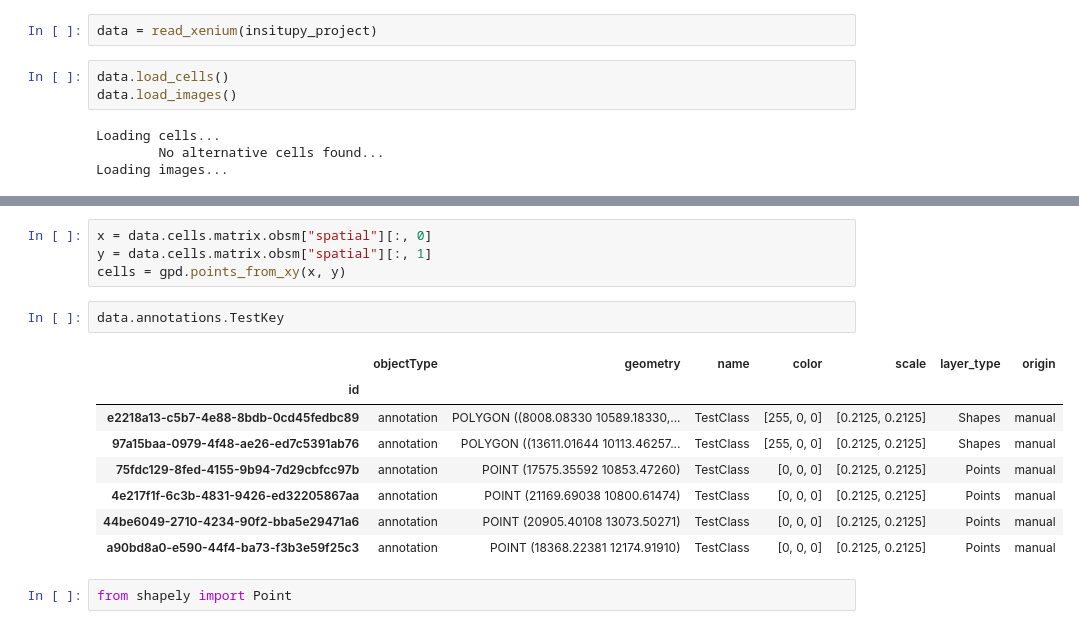
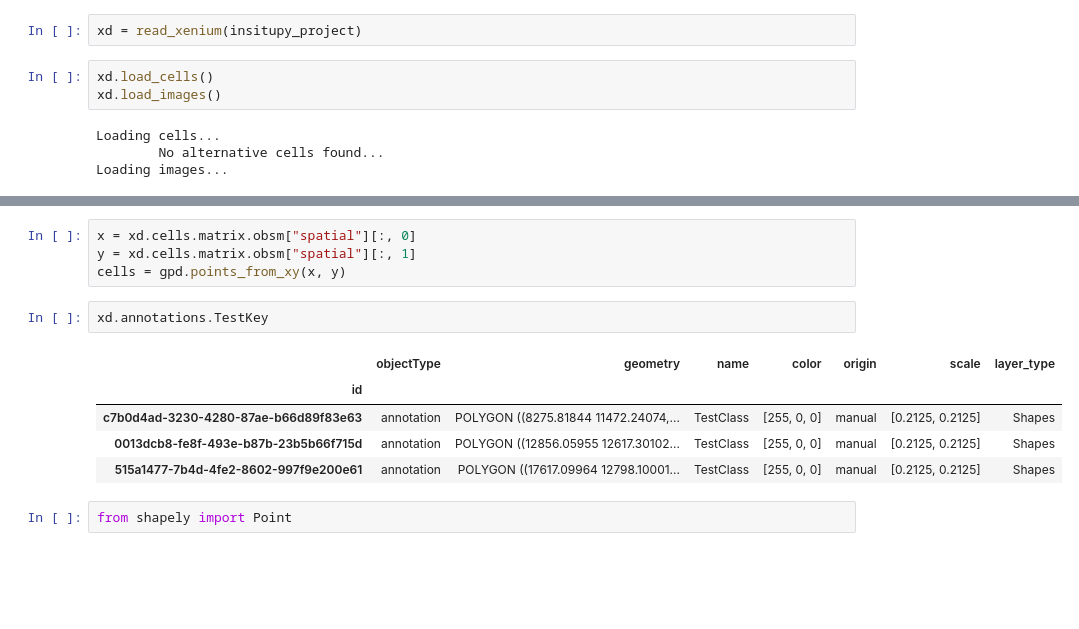
Before and after one commit to b-lemke98/InSituPy-1, a Jupyter notebook: notebooks/dev/test_expression_along_axis.ipynb, the cells around one changed output, grey strips where cells are left out. Cells and saved outputs as stored; diff of their text form; blank space fills up the shorter version.

```diff
--- a/notebooks/dev/test_expression_along_axis.ipynb
+++ b/notebooks/dev/test_expression_along_axis.ipynb
@@ -21,10 +24,10 @@ import shapely
 # %%
 insitupy_project = Path("../demo_dataset/demo_insitupy_project")
 # %%
-data = read_xenium(insitupy_project)
+xd = read_xenium(insitupy_project)
 # %%
-data.load_cells()
-data.load_images()
+xd.load_cells()
+xd.load_images()
 # %% [output]
 Loading cells...
         No alternative cells found...
@@ -82,18 +100,15 @@ Metadata file:  .ispy
 # %%
-x = data.cells.matrix.obsm["spatial"][:, 0]
-y = data.cells.matrix.obsm["spatial"][:, 1]
+x = xd.cells.matrix.obsm["spatial"][:, 0]
+y = xd.cells.matrix.obsm["spatial"][:, 1]
 cells = gpd.points_from_xy(x, y)
 # %%
-data.annotations.TestKey
+xd.annotations.TestKey
 # %% [output]
-|  | objectType | geometry | name | color | scale | layer_type | origin |
+|  | objectType | geometry | name | color | origin | scale | layer_type |
 | id |  |  |  |  |  |  |  |
-| e2218a13-c5b7-4e88-8bdb-0cd45fedbc89 | annotation | POLYGON ((8008.08330 10589.18330,... | TestClass | [255, 0, 0] | [0.2125, 0.2125] | Shapes | manual |
-| 97a15baa-0979-4f48-ae26-ed7c5391ab76 | annotation | POLYGON ((13611.01644 10113.46257... | TestClass | [255, 0, 0] | [0.2125, 0.2125] | Shapes | manual |
-| 75fdc129-8fed-4155-9b94-7d29cbfcc97b | annotation | POINT (17575.35592 10853.47260) | TestClass | [0, 0, 0] | [0.2125, 0.2125] | Points | manual |
-| 4e217f1f-6c3b-4831-9426-ed32205867aa | annotation | POINT (21169.69038 10800.61474) | TestClass | [0, 0, 0] | [0.2125, 0.2125] | Points | manual |
-| 44be6049-2710-4234-90f2-bba5e29471a6 | annotation | POINT (20905.40108 13073.50271) | TestClass | [0, 0, 0] | [0.2125, 0.2125] | Points | manual |
-| a90bd8a0-e590-44f4-ba73-f3b3e59f25c3 | annotation | POINT (18368.22381 12174.91910) | TestClass | [0, 0, 0] | [0.2125, 0.2125] | Points | manual |
+| c7b0d4ad-3230-4280-87ae-b66d89f83e63 | annotation | POLYGON ((8275.81844 11472.24074,... | TestClass | [255, 0, 0] | manual | [0.2125, 0.2125] | Shapes |
+| 0013dcb8-fe8f-493e-b87b-23b5b66f715d | annotation | POLYGON ((12856.05955 12617.30102... | TestClass | [255, 0, 0] | manual | [0.2125, 0.2125] | Shapes |
+| 515a1477-7b4d-4fe2-8602-997f9e200e61 | annotation | POLYGON ((17617.09964 12798.10001... | TestClass | [255, 0, 0] | manual | [0.2125, 0.2125] | Shapes |
 # %%
 from shapely import Point
 # %%
```
Also changed, not shown: parts of 119 cells of this notebook, 9 other files.
